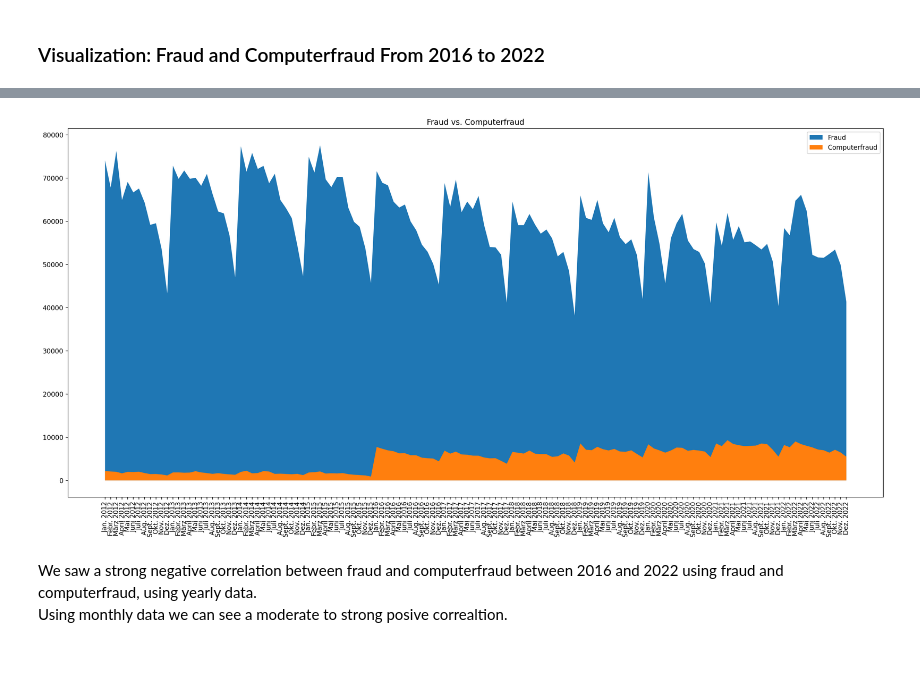
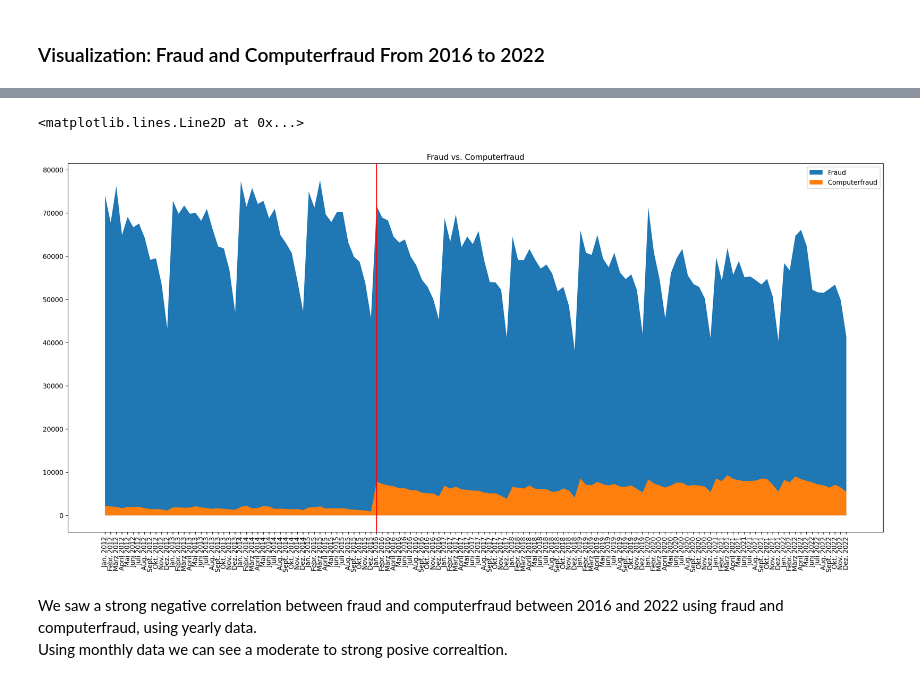
Before and after one commit to LukaslWeber/DataLit-Crime-Project, a Jupyter notebook: temporal_exploraton.ipynb, the cells around one changed output, grey strips where cells are left out. Cells and saved outputs as stored; diff of their text form; code cells hidden in the pictures.

```diff
--- a/temporal_exploraton.ipynb
+++ b/temporal_exploraton.ipynb
@@ -381,12 +395,14 @@ axs[1].grid(True)
 # %%
 fig, axs = plt.subplots(sharey=True, layout='constrained', figsize=(18,9))
 axs.fill_between(x_labels_monthly, flat_betrug_cases)
 axs.fill_between(x_labels_monthly,flat_computerbetrug_cases)
 axs.set(yscale='linear', title='Fraud vs. Computerfraud')
 axs.legend(['Fraud', 'Computerfraud'])
 axs.tick_params(axis='x', rotation=90)
+axs.axvline(x='Jan. 2016', color='red')
 # %% [output]
+<matplotlib.lines.Line2D at 0x...>
-[figure, old version]
+[figure, new version]
 # %% [markdown]
 We saw a strong negative correlation between fraud and computerfraud between 2016 and 2022 using fraud and computerfraud, using yearly data.
 Using monthly data we can see a moderate to strong posive correaltion.
```
Also changed, not shown: parts of 4 cells of this notebook.
